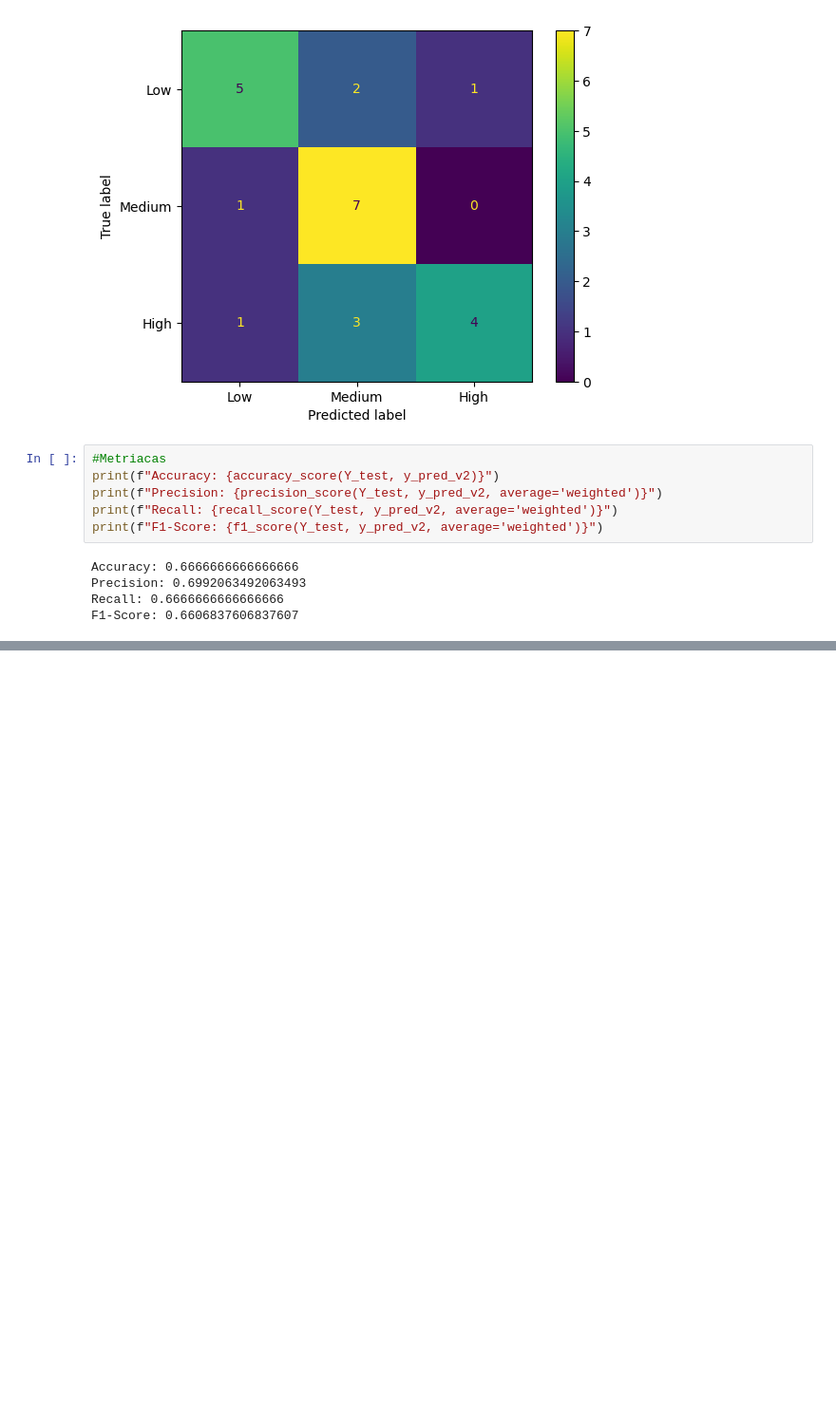
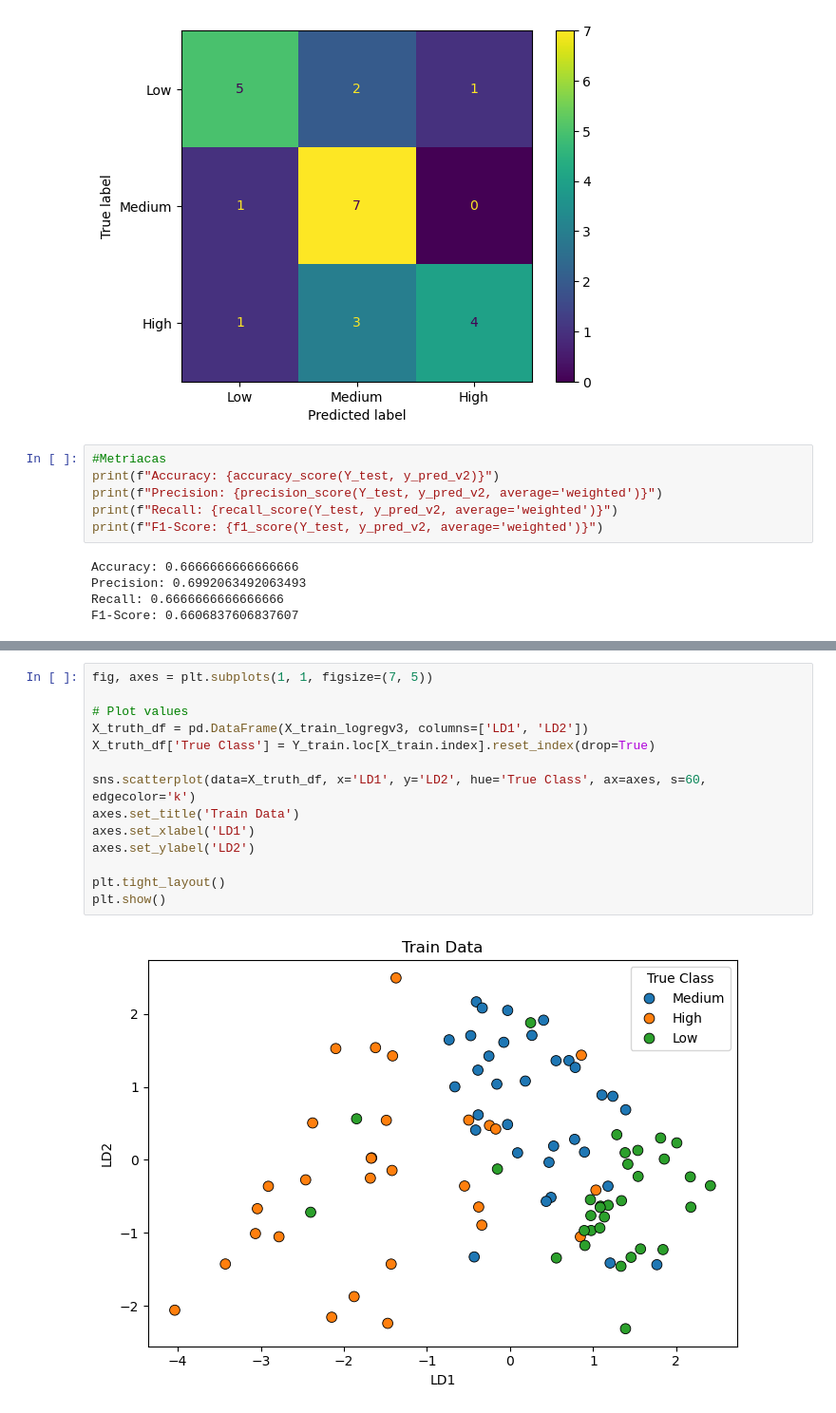
Before and after one commit to ch0fas/3erExamenEO, a Jupyter notebook: Examen3RegLogit.ipynb, the cells around one changed output, grey strips where cells are left out. Shown: that part at 95% size. Drawn from its saved outputs; the diff is of its cells as text; blank space fills up the shorter version.

```diff
--- a/Examen3RegLogit.ipynb
+++ b/Examen3RegLogit.ipynb
@@ -241,0 +319,16 @@ F1-Score: 0.6606837606837607
+# %%
+fig, axes = plt.subplots(1, 1, figsize=(7, 5))
+
+# Plot values
+X_truth_df = pd.DataFrame(X_train_logregv3, columns=['LD1', 'LD2'])
+X_truth_df['True Class'] = Y_train.loc[X_train.index].reset_index(drop=True)
+
+sns.scatterplot(data=X_truth_df, x='LD1', y='LD2', hue='True Class', ax=axes, s=60, edgecolor='k')
+axes.set_title('Train Data')
+axes.set_xlabel('LD1')
+axes.set_ylabel('LD2')
+
+plt.tight_layout()
+plt.show()
+# %% [output]
+[figure, added]
```
Also changed, not shown: parts of 9 cells of this notebook, 1 other file.
